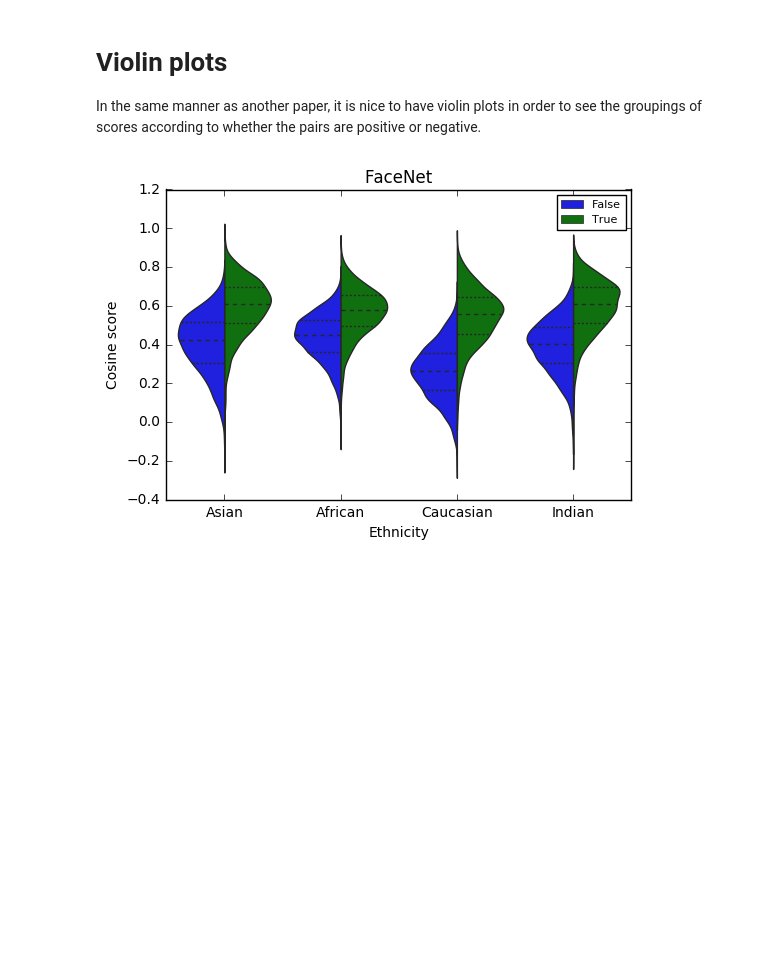
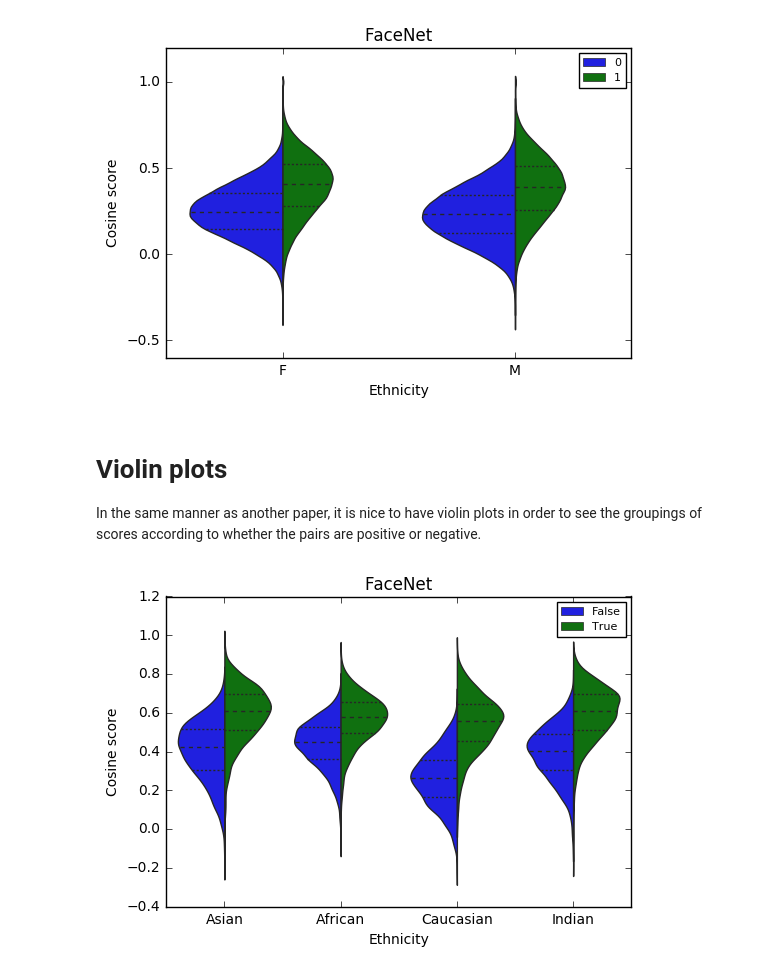
Before and after one commit to nmarzz/FRbias, a Jupyter notebook: Stats and plots.ipynb, the cells around one changed output. Saved outputs shown, nothing was run; the diff lists cells and outputs as text; code cells hidden in the pictures; blank space fills up the shorter version.

```diff
--- a/Stats and plots.ipynb
+++ b/Stats and plots.ipynb
@@ -43,0 +75,19 @@ data_old.to_csv('RFW_cosine_scores_v2.csv',index = False)
+# %%
+# # print(sphere.tail())
+# # print(fre.tail())
+
+
+# a = 450322 - 2
+# b = 450322 + 2
+# print(sphere[a:b])
+# print(fre[a:b])
+
+
+
+# # t = sphere[(sphere['id1'] == fre['id1']) & (sphere['id2'] == fre['id2'])]
+# t = sphere[(sphere['id1'] == wfre['id1']) & (sphere['id2'] == wfre['id2'])]
+# print(len(t))
+
+# fs = [sphere,wfre,fre]
+frame = pandas.merge(sphere,wfre)
+print(len(frame))
@@ -43,0 +96,4 @@ data_old.to_csv('RFW_cosine_scores_v2.csv',index = False)
+# %%
+total_frame = pandas.merge(frame,fre)
+print(total_frame.head())
+print(len(total_frame))
@@ -43,0 +118,9 @@ data_old.to_csv('RFW_cosine_scores_v2.csv',index = False)
+# %%
+issame = total_frame[total_frame['same'] == 1]
+notsame = total_frame[total_frame['same'] == 0]
+
+print(len(issame))
+print(len(notsame))
+print(total_frame.iloc[27150])
+
+same = total_frame[total_frame['g1'] == total_frame['g2']]
@@ -44,3 +148,12 @@ data_old.to_csv('RFW_cosine_scores_v2.csv',index = False)
+# %%
+sns.violinplot(x = "g1",hue="same", y="sphereface",split=True,data=same, scale="count", inner="quartile")
+plt.legend(loc = 'best',prop={'size': 8})
+plt.xlabel('Ethnicity')
+plt.ylabel('Cosine score')
+plt.title('FaceNet')
+plt.show()
+# %% [output]
+[figure, added]
 # %% [markdown]
 # Violin plots
 
```
Also changed, not shown: parts of 5 cells of this notebook, 2 other files.
